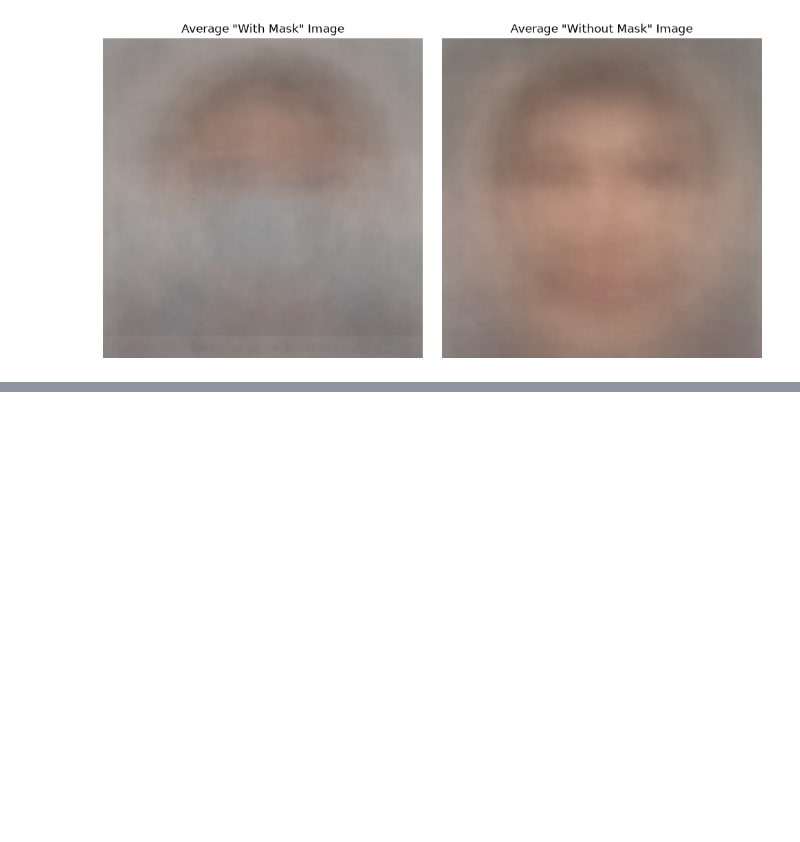
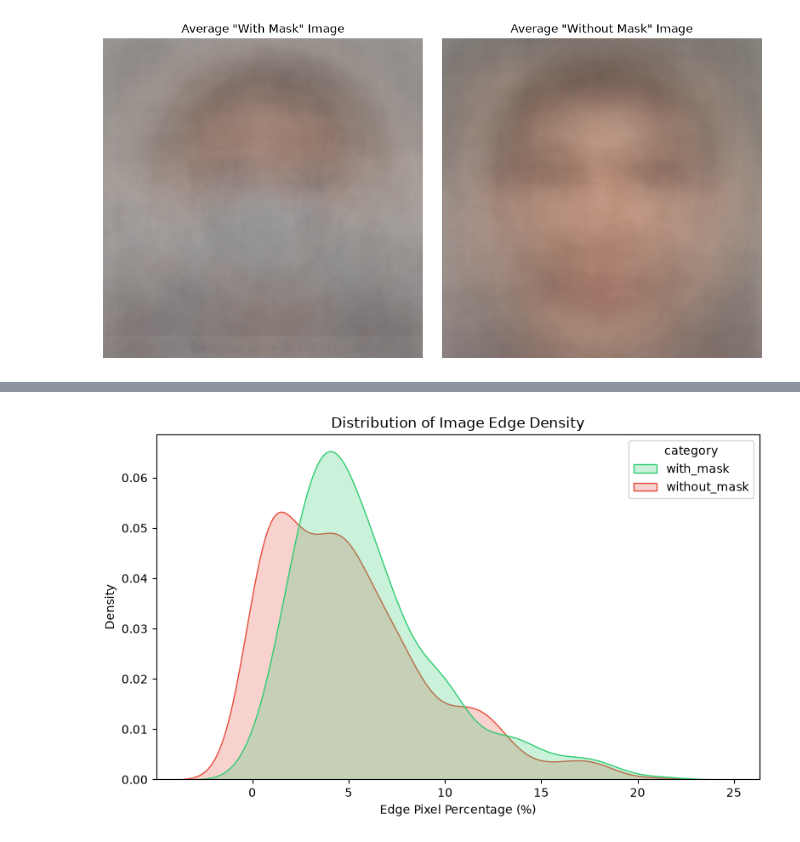
Before and after one commit to umandathathsarani/Face-Mask-Detector, a Jupyter notebook: notebooks/00_eda_visualization.ipynb, the cells around one changed output, grey strips where cells are left out. Saved outputs shown, nothing was run; the diff lists cells and outputs as text; code cells hidden in the pictures; blank space fills up the shorter version.

Commit message:
Add image complexity and PCA clustering visualizations

```diff
--- a/notebooks/00_eda_visualization.ipynb
+++ b/notebooks/00_eda_visualization.ipynb
@@ -197,0 +202,36 @@ plt.show()
+# %%
+import cv2
+
+def calculate_edge_density(image_path):
+    # Read image in grayscale
+    img = cv2.imread(image_path, cv2.IMREAD_GRAYSCALE)
+    if img is None:
+        return None
+    # Resize to standardize
+    img = cv2.resize(img, (224, 224))
+    # Apply Canny edge detection
+    edges = cv2.Canny(img, 100, 200)
+    # Calculate percentage of edge pixels
+    density = (np.sum(edges > 0) / edges.size) * 100
+    return density
+
+# Sample a subset of data for quicker processing
+sample_df = df.groupby('category').sample(n=500, random_state=42)
+edge_densities = []
+
+for idx, row in sample_df.iterrows():
+    img_path = os.path.join(data_dir, row['category'], row['filename'])
+    density = calculate_edge_density(img_path)
+    edge_densities.append(density)
+
+sample_df['edge_density'] = edge_densities
+
+plt.figure(figsize=(8, 5))
+sns.kdeplot(data=sample_df, x='edge_density', hue='category', fill=True, palette=['#2ecc71', '#e74c3c'])
+plt.title('Distribution of Image Edge Density')
+plt.xlabel('Edge Pixel Percentage (%)')
+plt.ylabel('Density')
+plt.tight_layout()
+plt.show()
+# %% [output]
+[figure, added]
```
Also changed, not shown: parts of 3 cells of this notebook.
